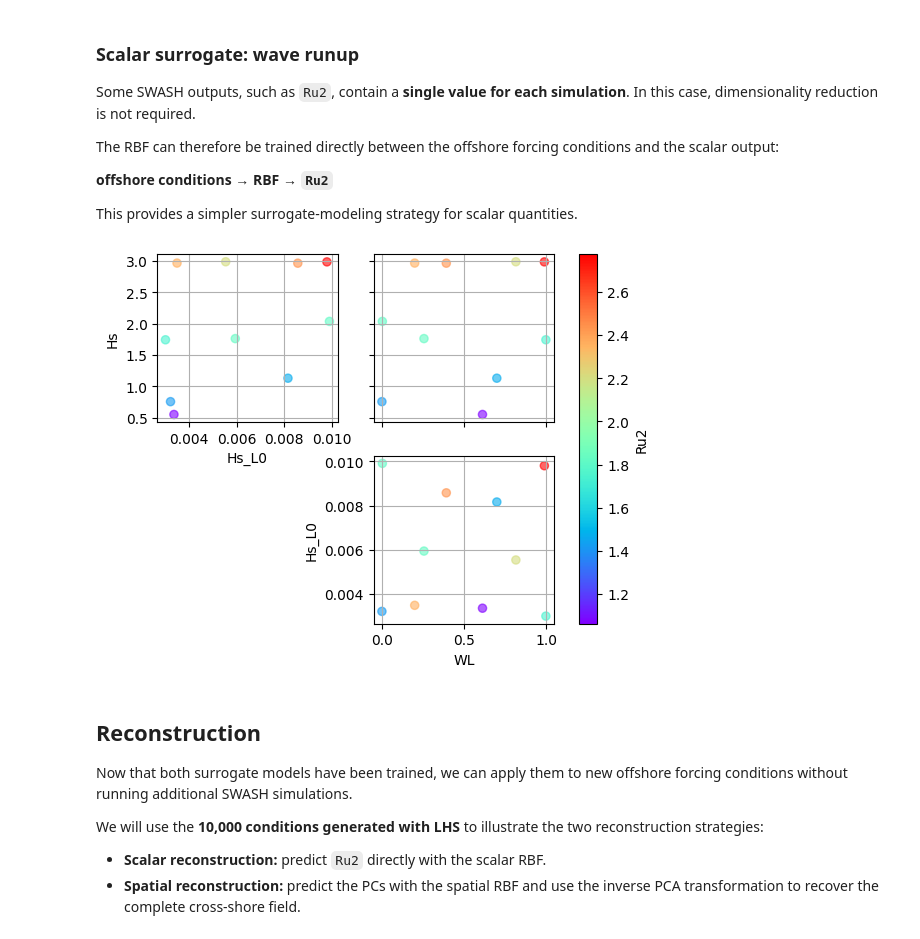
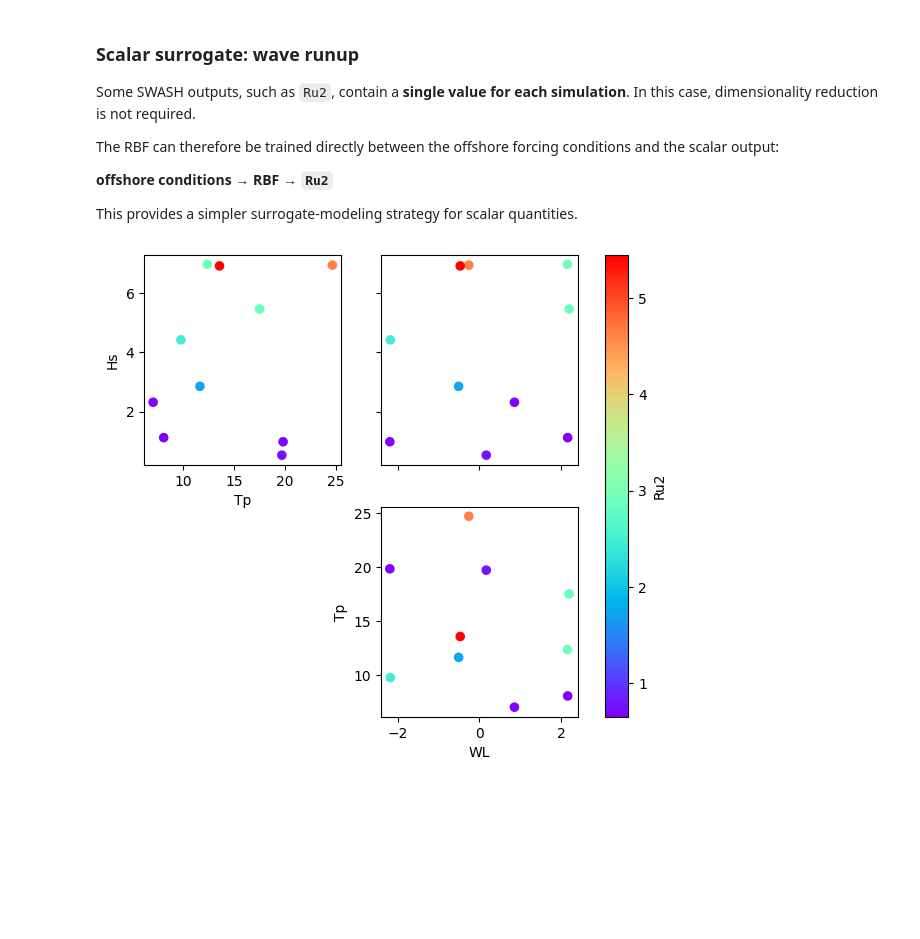
Before and after one commit to GeoOcean/BlueMath_Course_Corvallis, a Jupyter notebook: methods/hybrid_downscaling/metamodel/hyswash/03_HySwash_Reconstruction.ipynb, the cells around one changed output. Drawn from its saved outputs; the diff is of its cells as text; code cells hidden in the pictures; blank space fills up the shorter version.

```diff
--- a/methods/hybrid_downscaling/metamodel/hyswash/03_HySwash_Reconstruction.ipynb
+++ b/methods/hybrid_downscaling/metamodel/hyswash/03_HySwash_Reconstruction.ipynb
@@ -108,3 +112,9 @@ var_to_predict = 'Hs'
+# %%
+# Cross-shore variables to reconstruct
+spatial_vars = ["Msetup", "Hig"]
+
+# SWASH cases that were postprocessed successfully (training data)
+train_cases = mda.centroids.iloc[postprocessed_output["case_num"].values]
 # %%
 from bluemath_tk.datamining.pca import PCA
 
@@ -203,28 +222,15 @@ rbf_scalar.save_model(
     model_path=op.join(export_dir, "rbf_scalar_model.pkl")
 )
 # %%
-from bluemath_tk.core.plotting.scatter import plot_scatters_in_triangle
+df_train = pd.concat([train_cases.reset_index(drop=True), Ru2], axis=1)
 
-df_train = pd.concat([mda.centroids, Ru2], axis=1)
-
-fig, axs = plot_scatters_in_triangle(
-    [df_train],
-    variables=["Hs", "Hs_L0", "WL"],
+# The model is trained with Hs_L0, but we display the peak period Tp instead
+fig, axs = plot_scatters_colored(
+    steepness_to_Tp(df_train),
+    variables=["Hs", "Tp", "WL"],
     color="Ru2",
     cmap="rainbow",
     s=35,
 )
 # %% [output]
-[figure, old version]
+[figure, new version]
-# %% [markdown]
-## Reconstruction
-
-Now that both surrogate models have been trained, we can apply them to new
-offshore forcing conditions without running additional SWASH simulations.
-
-We will use the **10,000 conditions generated with LHS** to illustrate the two
-reconstruction strategies:
-
-- **Scalar reconstruction:** predict `Ru2` directly with the scalar RBF.
-- **Spatial reconstruction:** predict the PCs with the spatial RBF and use the
-  inverse PCA transformation to recover the complete cross-shore field.
```
Also changed, not shown: parts of 26 cells of this notebook, 6 other files.
